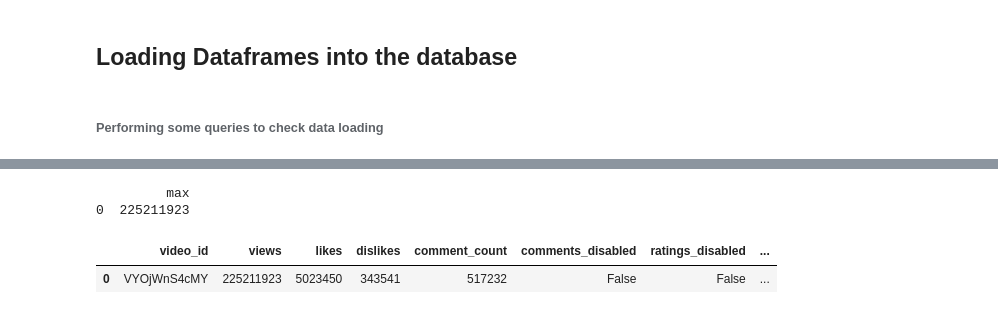
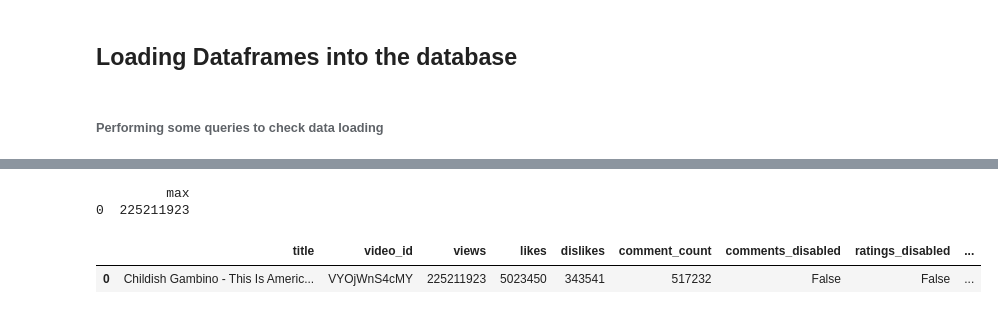
Before and after one commit to Levirdz/elt-project, a Jupyter notebook: ETL_final.ipynb, the cells around one changed output, grey strips where cells are left out. Drawn from its saved outputs; the diff is of its cells as text; code cells hidden in the pictures.

```diff
--- a/ETL_final.ipynb
+++ b/ETL_final.ipynb
@@ -351,13 +353,14 @@ query_1
 # %%
 # Which video has more views?
 query_2 = pd.read_sql_query('select max(views) from video_analytics', con = engine)
 
 print(query_2)
 
-query_3 = pd.read_sql_query('select * from video_analytics where views = 225211923', con = engine)
+query_3 = pd.read_sql_query('select T1.title, T2.* from trending_videos as T1 inner join video_analytics as T2 on T1.video_id = T2.video_id where views = 225211923', con = engine)
+
 query_3
 # %% [output]
          max
 0  225211923
-|  | video_id | views | likes | dislikes | comment_count | comments_disabled | ratings_disabled | ... |
-| 0 | VYOjWnS4cMY | 225211923 | 5023450 | 343541 | 517232 | False | False | ... |
+|  | title | video_id | views | likes | dislikes | comment_count | comments_disabled | ratings_disabled | ... |
+| 0 | Childish Gambino - This Is Americ... | VYOjWnS4cMY | 225211923 | 5023450 | 343541 | 517232 | False | False | ... |
```
Also changed, not shown: parts of 1 cell of this notebook.
